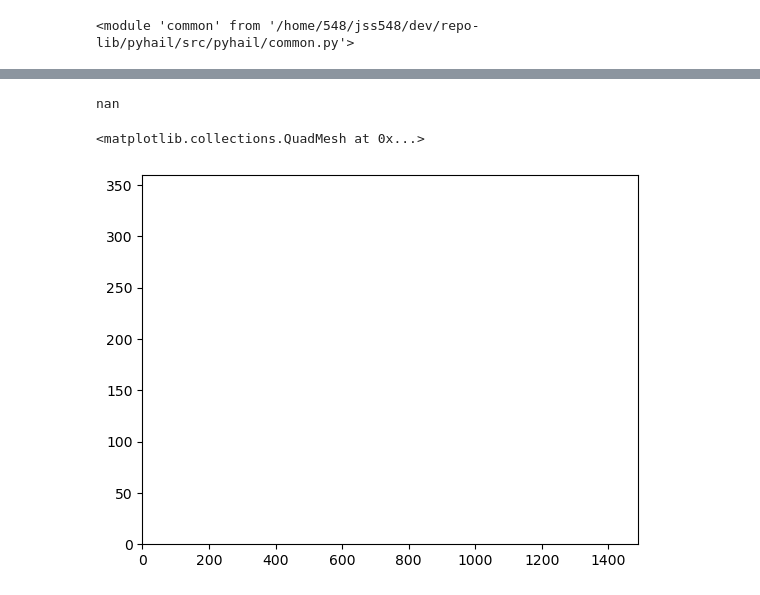
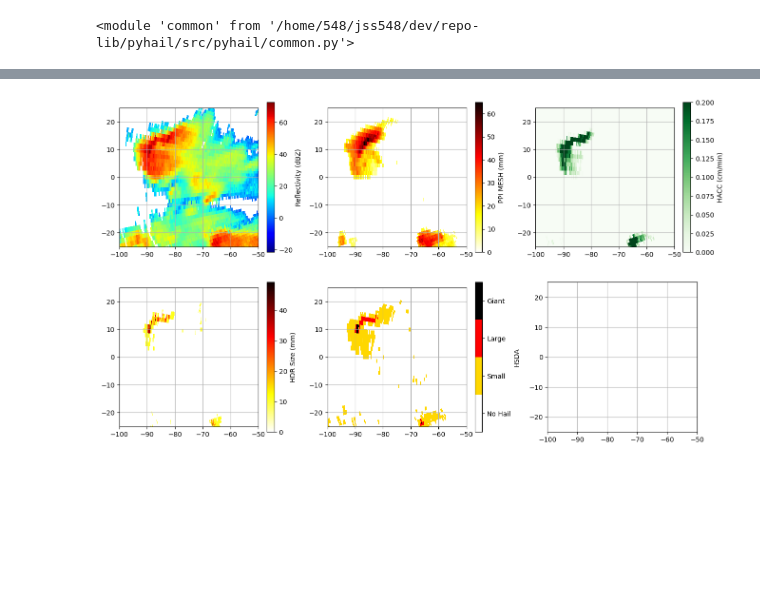
Before and after one commit to joshua-wx/pyhail, a Jupyter notebook: src/pyhail/testing_pyodim.ipynb, the cells around one changed output, grey strips where cells are left out. Saved outputs shown, nothing was run; the diff lists cells and outputs as text; code cells hidden in the pictures; blank space fills up the shorter version.

```diff
--- a/src/pyhail/testing_pyodim.ipynb
+++ b/src/pyhail/testing_pyodim.ipynb
@@ -102,10 +96,46 @@ radar_datasets[0] = common.add_pyodim_sweep_metadata(radar_datasets[0], 'posh',
-# %%
-import cartopy.crs as ccrs
-import matplotlib.pyplot as pl
-import numpy as np
-print(np.max(radar_datasets[0]['mesh'].values))
-pl.pcolormesh(radar_datasets[0]['mesh'].values)
-# %% [output]
-nan
-<matplotlib.collections.QuadMesh at 0x...>
-[figure, removed]
+# %%
+import cartopy.crs as ccrs
+import matplotlib.pyplot as pl
+import matplotlib.colors as colors
+import numpy as np
+
+x_coords = radar_datasets[0]['x'].values/1000
+y_coords = radar_datasets[0]['y'].values/1000
+x_lim = [-100,-50]
+y_lim = [-25, 25]
+hsda_colors = [
+    "White",
+    "Gold",
+    "Red",
+    "Black",
+    ]
+hsda_cmap = colors.ListedColormap(hsda_colors)
+
+fig, axs = pl.subplots(nrows=2, ncols=3, figsize=(16, 9))
+axs = axs.flatten()
+
+im = axs[0].pcolormesh(x_coords, y_coords, radar_datasets[sweep0_idx]['DBZH'].values, cmap='jet')
+cbar = fig.colorbar(im, ax=axs[0], label='Reflectivity (dBZ)')
+
+im = axs[1].pcolormesh(x_coords, y_coords, radar_datasets[sweep0_idx]['mesh'].values, cmap='hot_r')
+cbar = fig.colorbar(im, ax=axs[1], label='PPI MESH (mm)')
+
+im = axs[2].pcolormesh(x_coords, y_coords, radar_datasets[sweep0_idx]['hacc'].values, cmap='Greens', vmax=0.2)
+cbar = fig.colorbar(im, ax=axs[2], label='HACC (cm/min)')
+
+im = axs[3].pcolormesh(x_coords, y_coords, radar_datasets[sweep0_idx]['hdr_size'].values, cmap='hot_r')
+cbar = fig.colorbar(im, ax=axs[3], label='HDR Size (mm)')
+
+im = axs[4].pcolormesh(x_coords, y_coords, radar_datasets[sweep0_idx]['hsda'].values, cmap=hsda_cmap, vmin=-0.5, vmax=3.5)
+cbar = fig.colorbar(im, ax=axs[4], label='HSDA')
+cbar.set_ticks([0, 1, 2, 3])
+cbar.set_ticklabels(["No Hail", "Small", "Large", "Giant"])
+
+
+for ax in axs:
+    ax.set_xlim(x_lim)
+    ax.set_ylim(y_lim)
+    ax.grid()
+    ax.set_aspect('equal', 'box')
+# %% [output]
+[figure, added]
```
Also changed, not shown: parts of 3 cells of this notebook, 7 other files.
